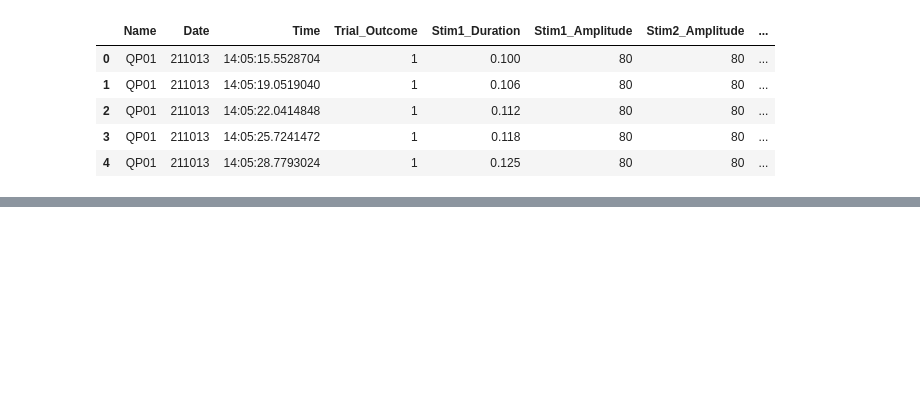
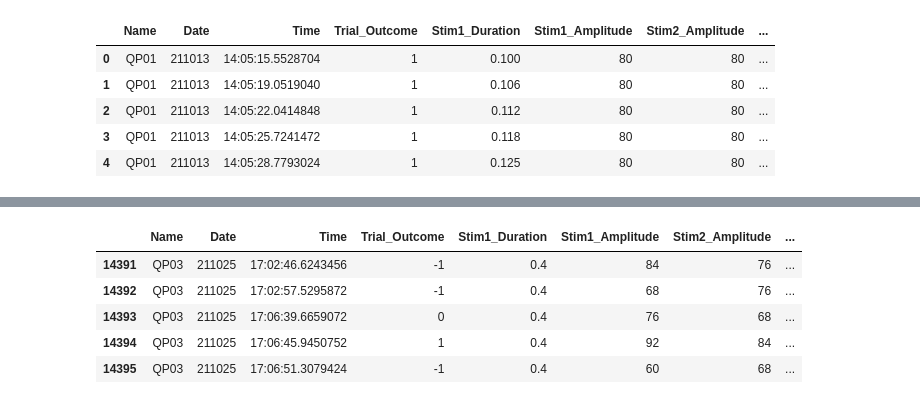
Before and after one commit to LIMLabSWC/x_detection_beh_analysis, a Jupyter notebook: PWM_analysis_v2.ipynb, the cells around one changed output, grey strips where cells are left out. Drawn from its saved outputs; the diff is of its cells as text; code cells hidden in the pictures; blank space fills up the shorter version.

```diff
--- a/PWM_analysis_v2.ipynb
+++ b/PWM_analysis_v2.ipynb
@@ -487,0 +545,9 @@ plt.show()
+# %%
+trial_data.tail()
+# %% [output]
+|  | Name | Date | Time | Trial_Outcome | Stim1_Duration | Stim1_Amplitude | Stim2_Amplitude | ... |
+| 14391 | QP03 | 211025 | 17:02:46.6243456 | -1 | 0.4 | 84 | 76 | ... |
+| 14392 | QP03 | 211025 | 17:02:57.5295872 | -1 | 0.4 | 68 | 76 | ... |
+| 14393 | QP03 | 211025 | 17:06:39.6659072 | 0 | 0.4 | 76 | 68 | ... |
+| 14394 | QP03 | 211025 | 17:06:45.9450752 | 1 | 0.4 | 92 | 84 | ... |
+| 14395 | QP03 | 211025 | 17:06:51.3079424 | -1 | 0.4 | 60 | 68 | ... |
```
Also changed, not shown: parts of 15 cells of this notebook.
